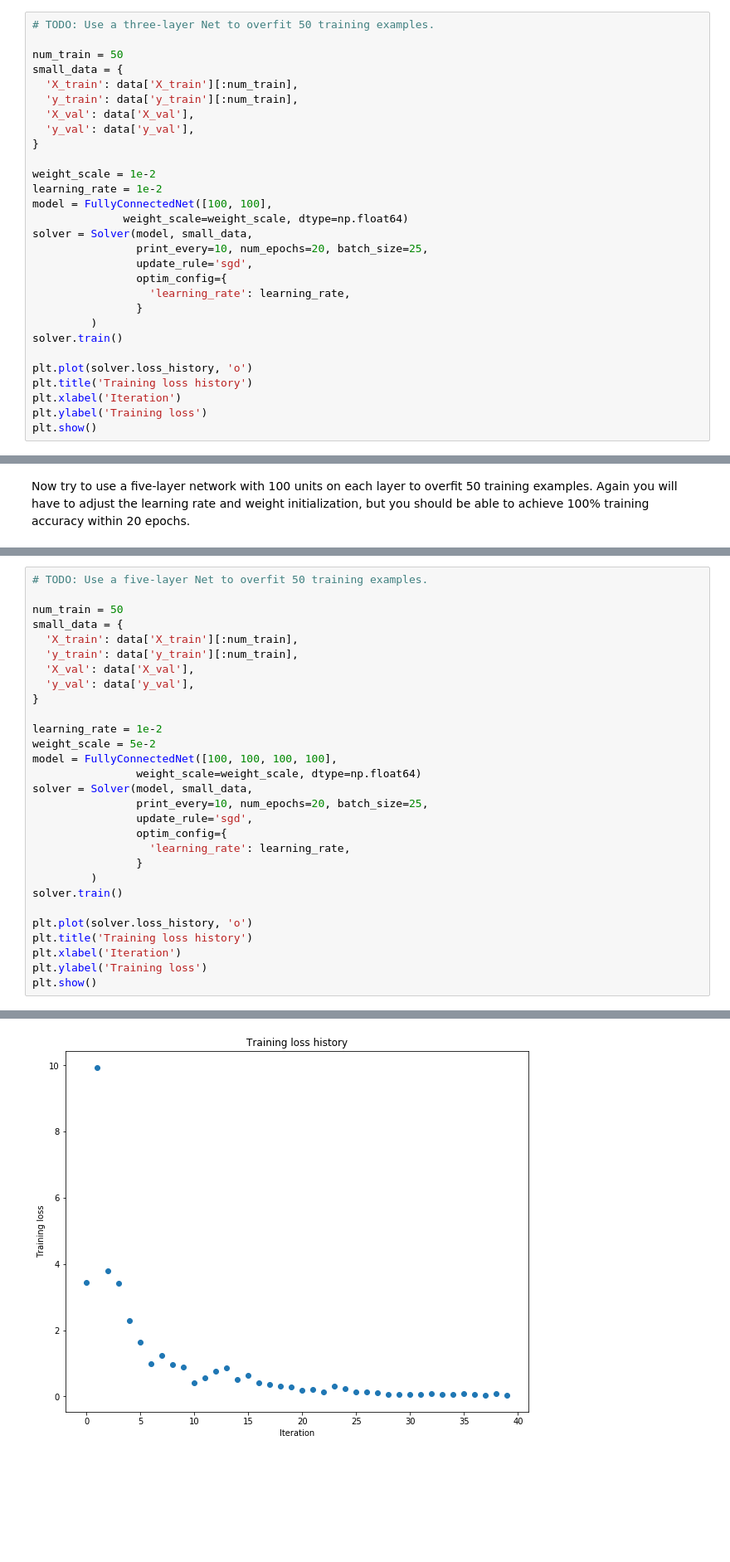
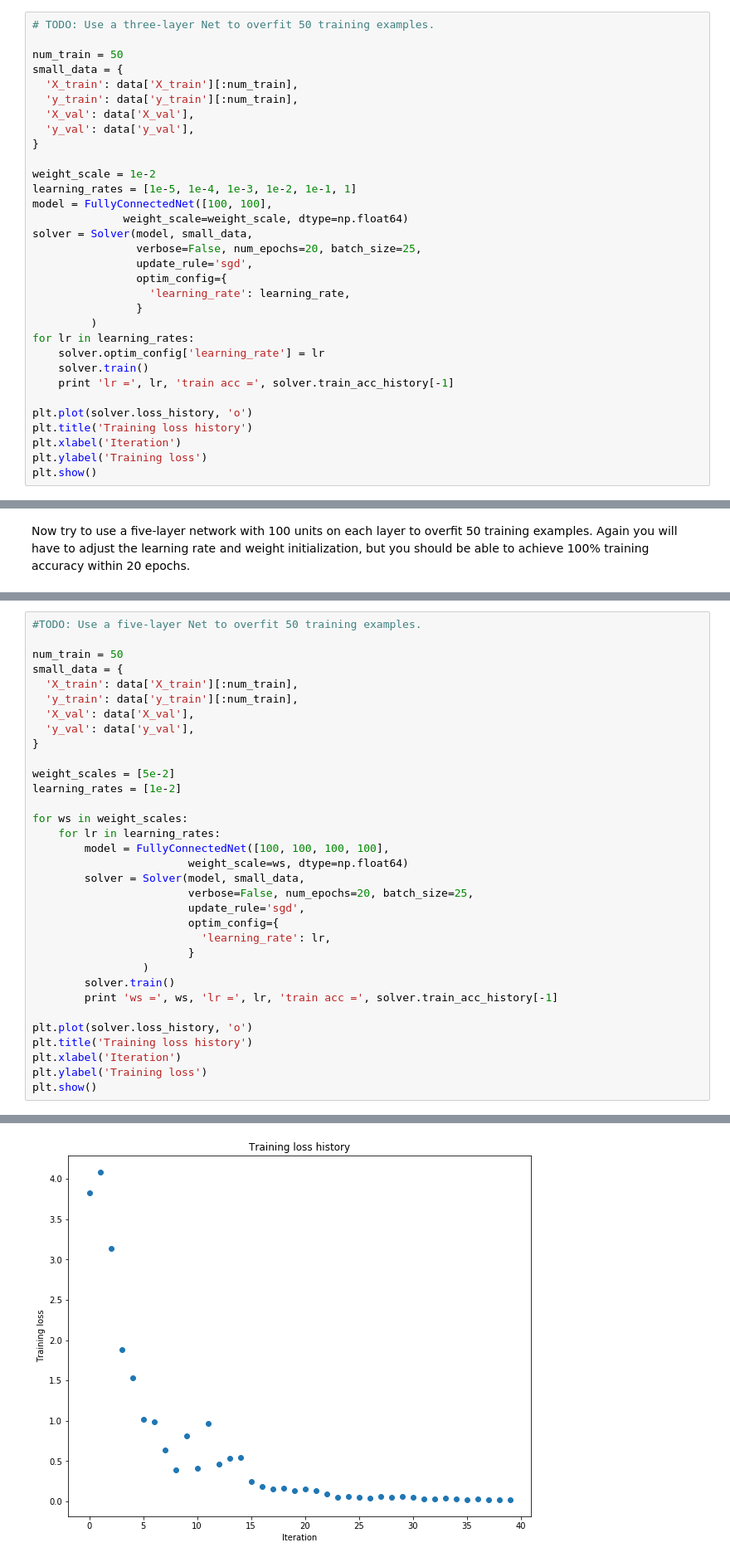
Before and after one commit to ilyarudyak/cs231n-convolutional-nn, a Jupyter notebook: cs231-psets/pset2/FullyConnectedNets.ipynb, the cells around one changed output, grey strips where cells are left out. Shown at 83% size. Drawn from its saved outputs; the diff is of its cells as text; blank space fills up the shorter version.

Commit message:
done with FullyConnectedNet

```diff
--- a/cs231-psets/pset2/FullyConnectedNets.ipynb
+++ b/cs231-psets/pset2/FullyConnectedNets.ipynb
@@ -472,17 +475,20 @@ small_data = {
 }
 
 weight_scale = 1e-2
-learning_rate = 1e-2
+learning_rates = [1e-5, 1e-4, 1e-3, 1e-2, 1e-1, 1]
 model = FullyConnectedNet([100, 100],
               weight_scale=weight_scale, dtype=np.float64)
 solver = Solver(model, small_data,
-                print_every=10, num_epochs=20, batch_size=25,
+                verbose=False, num_epochs=20, batch_size=25,
                 update_rule='sgd',
                 optim_config={
                   'learning_rate': learning_rate,
                 }
          )
-solver.train()
+for lr in learning_rates:
+    solver.optim_config['learning_rate'] = lr
+    solver.train()
+    print 'lr =', lr, 'train acc =', solver.train_acc_history[-1]
 
 plt.plot(solver.loss_history, 'o')
 plt.title('Training loss history')
@@ -513,5 +547,5 @@ Now try to use a five-layer network with 100 units on each layer to overfit 50 t
 # %%
-# TODO: Use a five-layer Net to overfit 50 training examples.
+#TODO: Use a five-layer Net to overfit 50 training examples.
 
 num_train = 50
 small_data = {
@@ -521,18 +555,22 @@ small_data = {
   'y_val': data['y_val'],
 }
 
-learning_rate = 1e-2
-weight_scale = 5e-2
-model = FullyConnectedNet([100, 100, 100, 100],
-                weight_scale=weight_scale, dtype=np.float64)
-solver = Solver(model, small_data,
-                print_every=10, num_epochs=20, batch_size=25,
-                update_rule='sgd',
-                optim_config={
-                  'learning_rate': learning_rate,
-                }
-         )
-solver.train()
+weight_scales = [5e-2]
+learning_rates = [1e-2]
+
+for ws in weight_scales:
+    for lr in learning_rates:
+        model = FullyConnectedNet([100, 100, 100, 100],
+                        weight_scale=ws, dtype=np.float64)
+        solver = Solver(model, small_data,
+                        verbose=False, num_epochs=20, batch_size=25,
+                        update_rule='sgd',
+                        optim_config={
+                          'learning_rate': lr,
+                        }
+                 )
+        solver.train()
+        print 'ws =', ws, 'lr =', lr, 'train acc =', solver.train_acc_history[-1]
 
 plt.plot(solver.loss_history, 'o')
 plt.title('Training loss history')
@@ -560,4 +582,4 @@ plt.show()
-[figure, old version]
+[figure, new version]
 # %% [markdown]
 # Inline question:
 Did you notice anything about the comparative difficulty of training the three-layer net vs training the five layer net?
```
Also changed, not shown: parts of 6 cells of this notebook, 2 other files.
